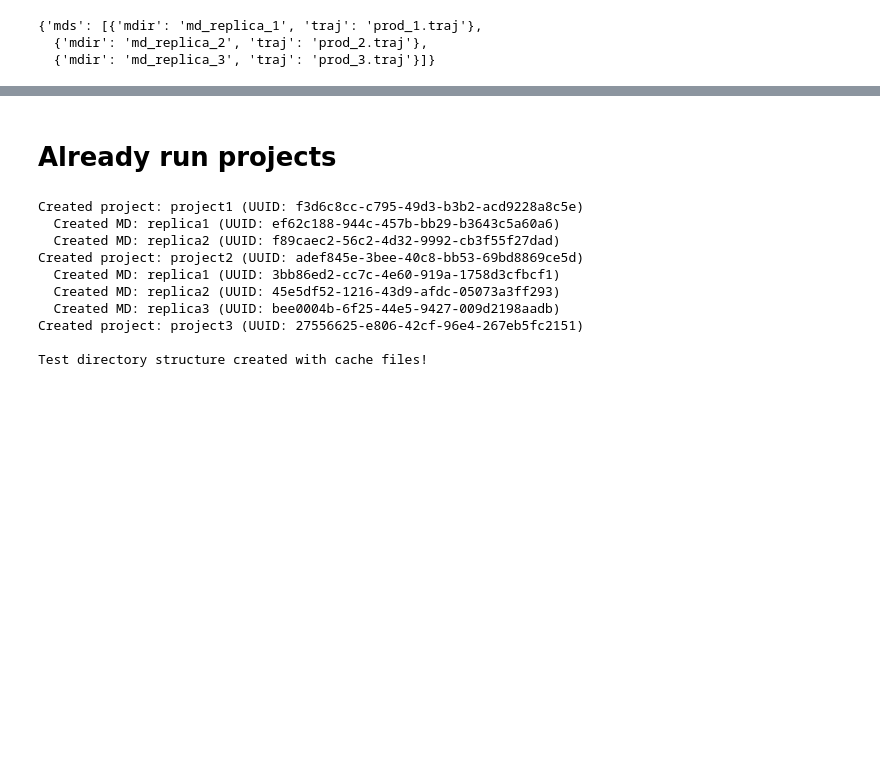
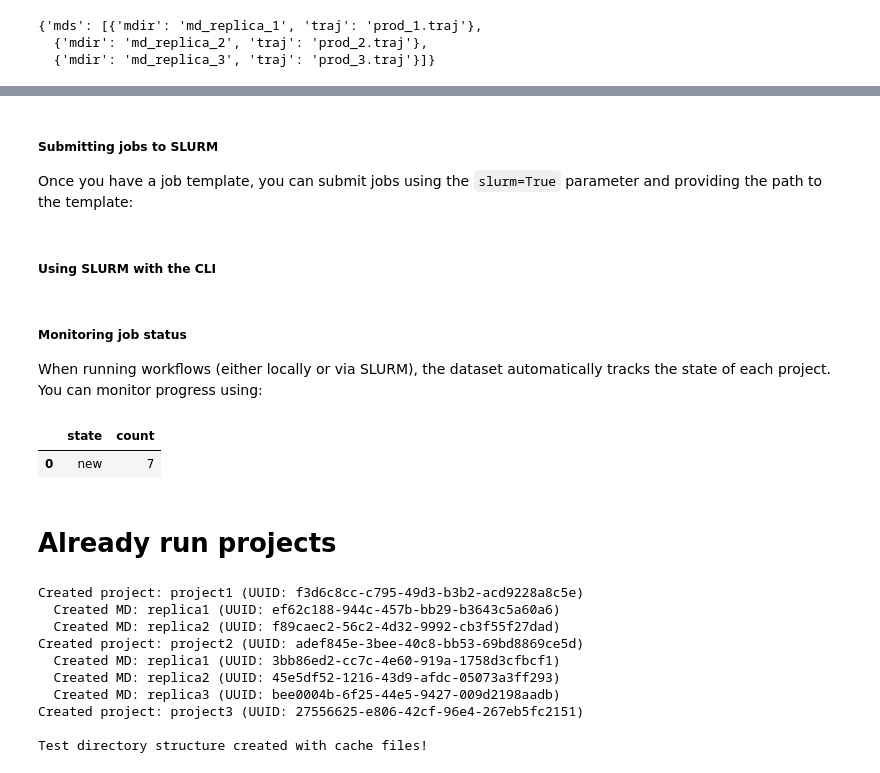
Before and after one commit to mmb-irb/MDDB-workflow, a Jupyter notebook: docs/source/dataset.ipynb, the cells around one changed output, grey strips where cells are left out. Cells and saved outputs as stored; diff of their text form; code cells hidden in the pictures; blank space fills up the shorter version.

```diff
--- a/docs/source/dataset.ipynb
+++ b/docs/source/dataset.ipynb
@@ -368,0 +579,4 @@ mds:
+# %% [markdown]
+##### Submitting jobs to SLURM
+
+Once you have a job template, you can submit jobs using the `slurm=True` parameter and providing the path to the template:
@@ -368,0 +604,2 @@ mds:
+# %% [markdown]
+##### Using SLURM with the CLI
@@ -368,0 +615,9 @@ mds:
+# %% [markdown]
+##### Monitoring job status
+
+When running workflows (either locally or via SLURM), the dataset automatically tracks the state of each project. You can monitor progress using:
+# %%
+ds.summary()
+# %% [output]
+|  | state | count |
+| 0 | new | 7 |
```
Also changed, not shown: parts of 67 cells of this notebook, 3 other files.
